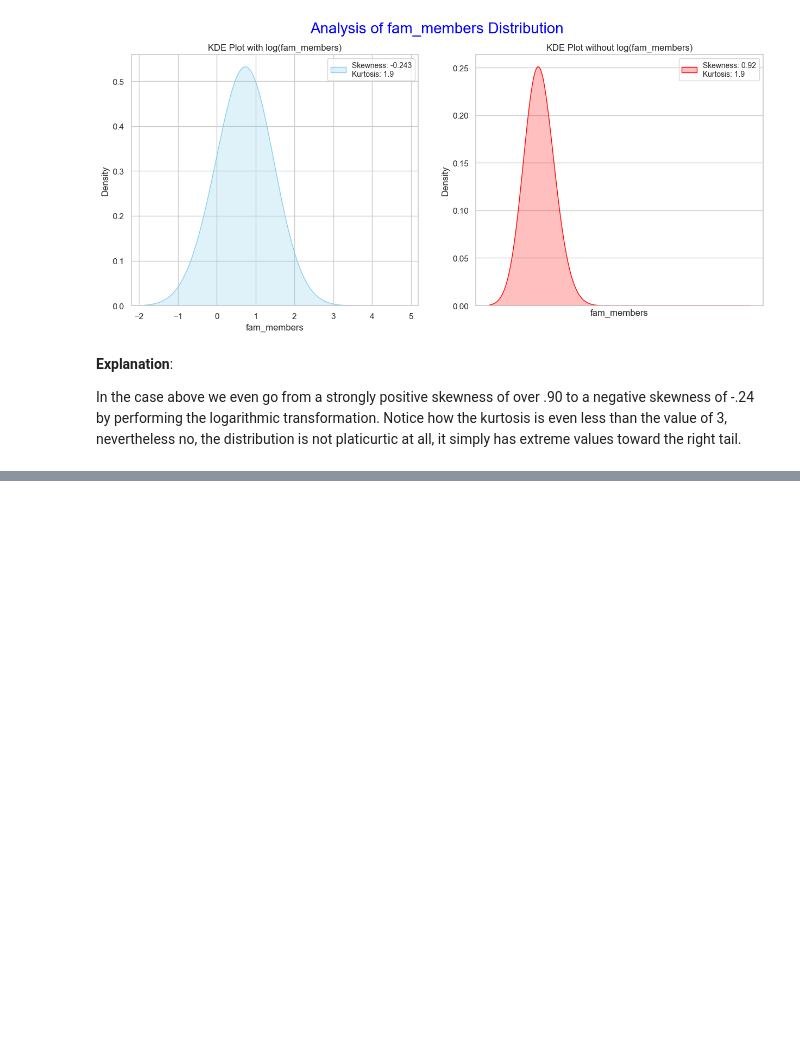
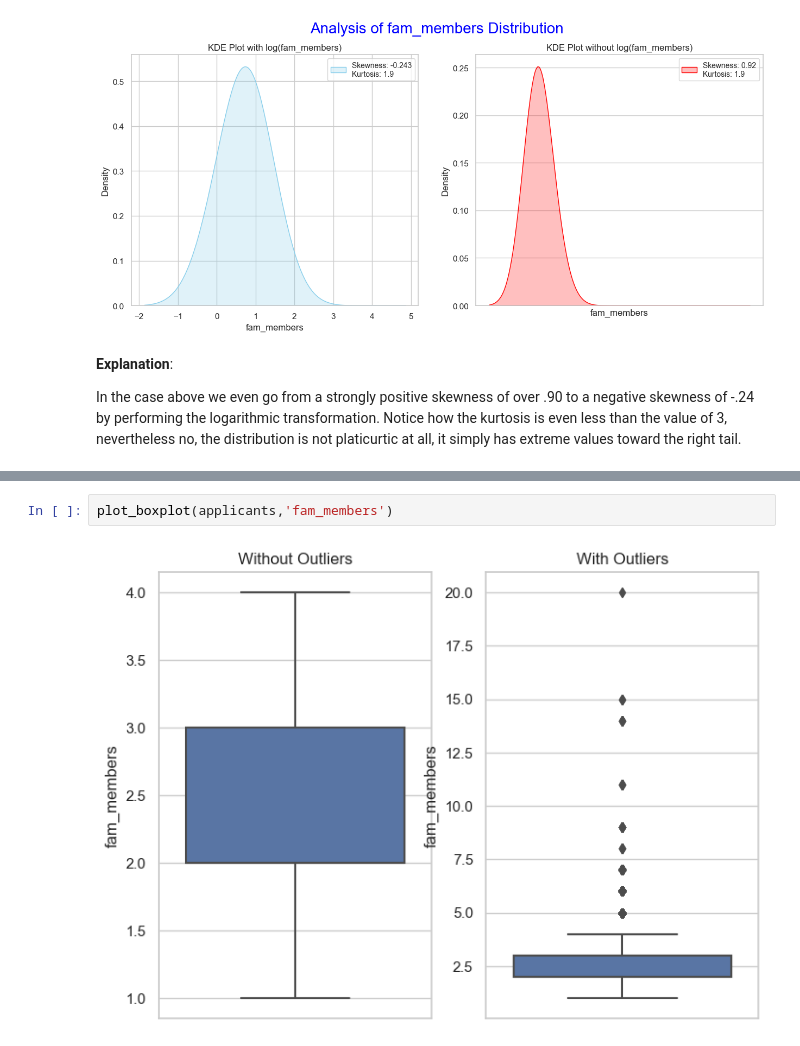
Before and after one commit to ThomasProce/credit-risk-classification, a Jupyter notebook: credit_risk.ipynb, the cells around one changed output, grey strips where cells are left out. Drawn from its saved outputs; the diff is of its cells as text; blank space fills up the shorter version.

```diff
--- a/credit_risk.ipynb
+++ b/credit_risk.ipynb
@@ -1078,0 +1111,4 @@ Notice how the kurtosis is even less than the value of 3, nevertheless no, the d
+# %%
+plot_boxplot(applicants,'fam_members')
+# %% [output]
+[figure, added]
```
Also changed, not shown: parts of 5 cells of this notebook.
